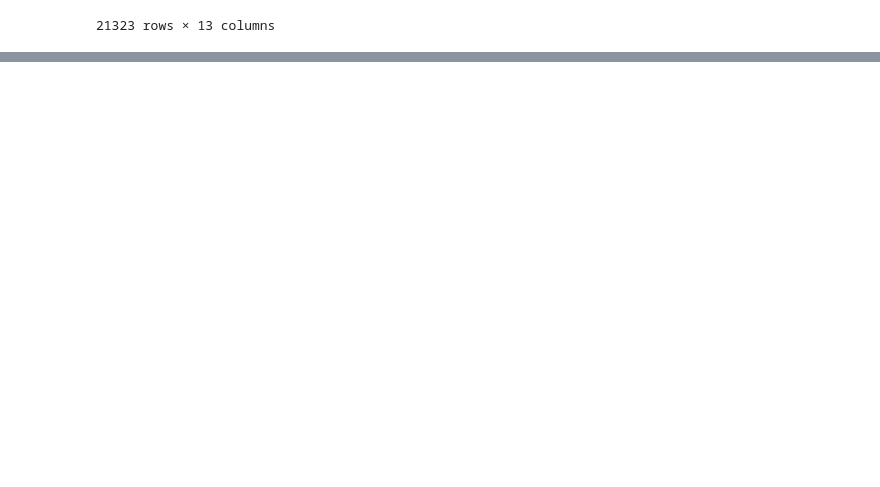
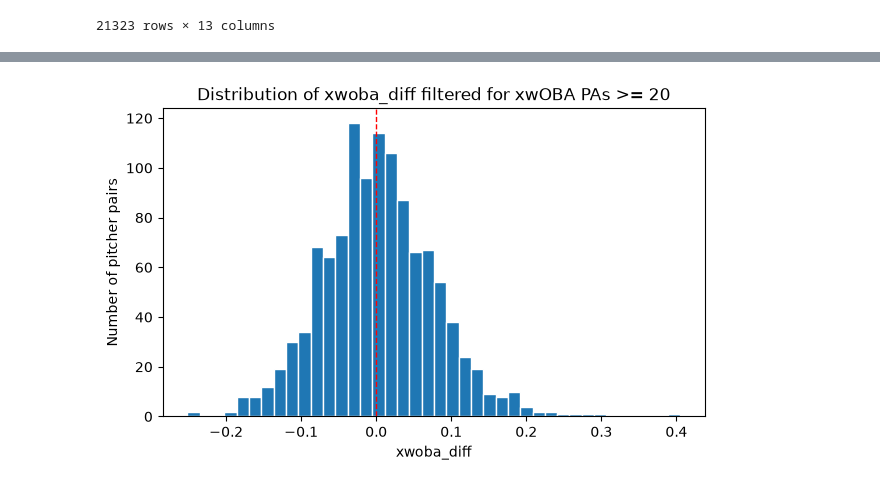
Before and after one commit to mrmellors/pitcher-sequencing, a Jupyter notebook: notebooks/data_prep.ipynb, the cells around one changed output, grey strips where cells are left out. Saved outputs shown, nothing was run; the diff lists cells and outputs as text; code cells hidden in the pictures; blank space fills up the shorter version.

```diff
--- a/notebooks/data_prep.ipynb
+++ b/notebooks/data_prep.ipynb
@@ -287,0 +363,8 @@ df[(df["game_pk"] == 813074) & (df["pitcher"] == 596133)]
+# %%
+# merge the totals for each pitcher
+
+pitcher_pairs = pitcher_pairs.merge(
+    pitcher_totals,
+    on="pitcher",
+    how="left"
+)
@@ -287,0 +522,14 @@ df[(df["game_pk"] == 813074) & (df["pitcher"] == 596133)]
+# %%
+filtered_pairs = pitcher_pairs[
+    pitcher_pairs["xwoba_pa"] >= 20
+]
+# %%
+plt.figure(figsize=(7, 4))
+plt.hist(filtered_pairs["xwoba_diff"].dropna(), bins=40, edgecolor="white")
+plt.axvline(0, color="red", linestyle="--", linewidth=1)
+plt.xlabel("xwoba_diff")
+plt.ylabel("Number of pitcher pairs")
+plt.title("Distribution of xwoba_diff filtered for xwOBA PAs >= 20")
+plt.show()
+# %% [output]
+[figure, added]
```
Also changed, not shown: parts of 23 cells of this notebook.
